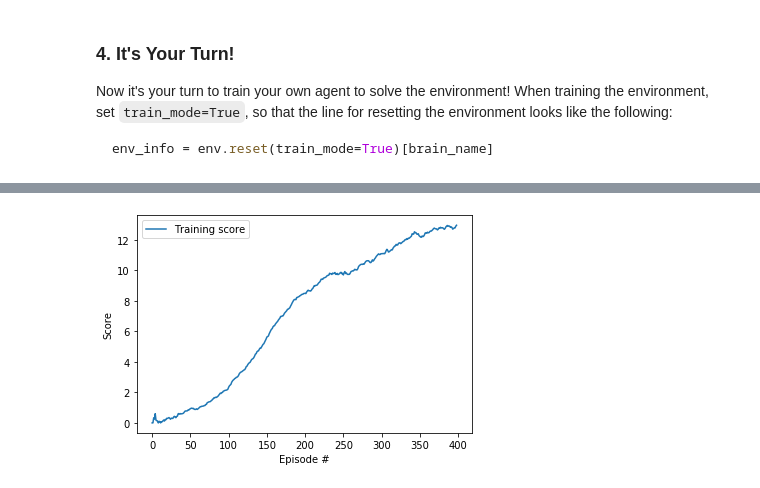
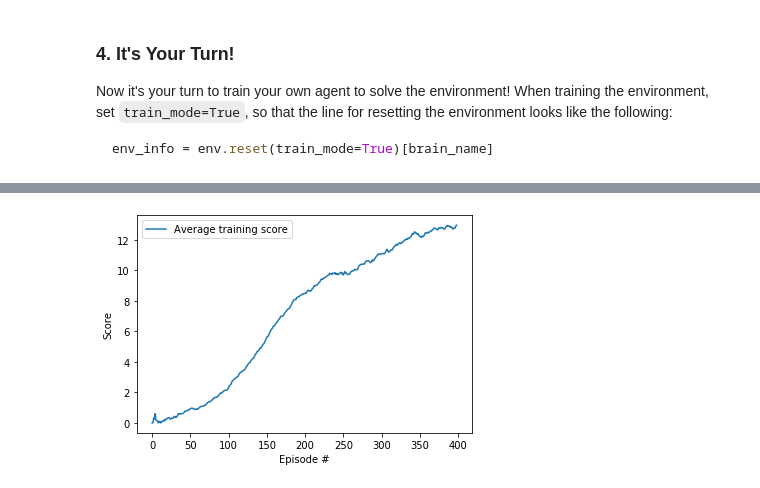
Before and after one commit to ziscenko/deep-q-net-navigation, a Jupyter notebook: Navigation.ipynb, the cells around one changed output, grey strips where cells are left out. Drawn from its saved outputs; the diff is of its cells as text; code cells hidden in the pictures.

```diff
--- a/Navigation.ipynb
+++ b/Navigation.ipynb
@@ -369,13 +349,13 @@ scores = [x for x in scores if x not in [101.0, 202.0, 301.0, 401.0]]
 # %%
 # plot the scores
 fig = plt.figure()
 ax = fig.add_subplot(111)
-plt.plot(range(len(scores)), scores, label='Training score')
+plt.plot(range(len(scores_window)), scores_window, label='Average training score')
 plt.ylabel('Score')
 plt.xlabel('Episode #')
 plt.legend(loc='upper left');
 plt.show()
 # %% [output]
-[figure, old version]
+[figure, new version]
 # %%
 fig.savefig('nav_result.png')
```
Also changed, not shown: parts of 5 cells of this notebook, 2 other files.
